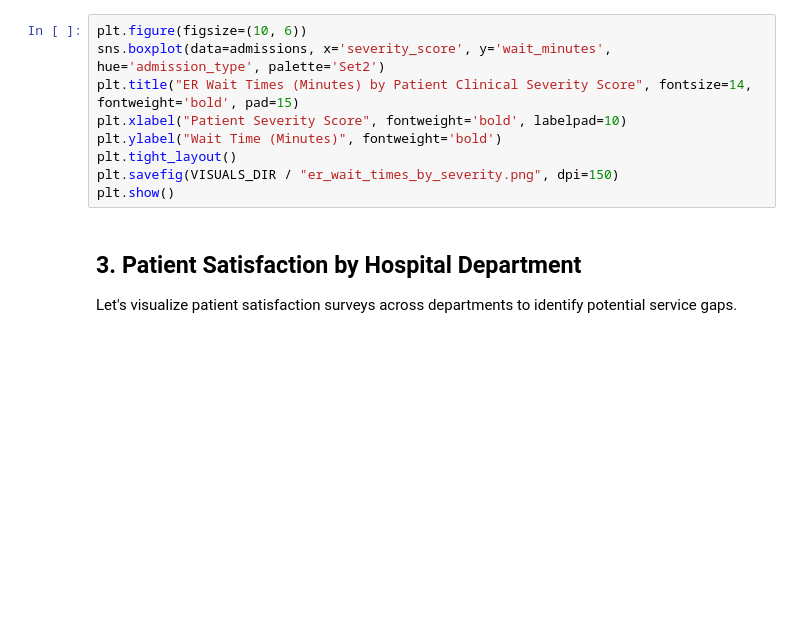
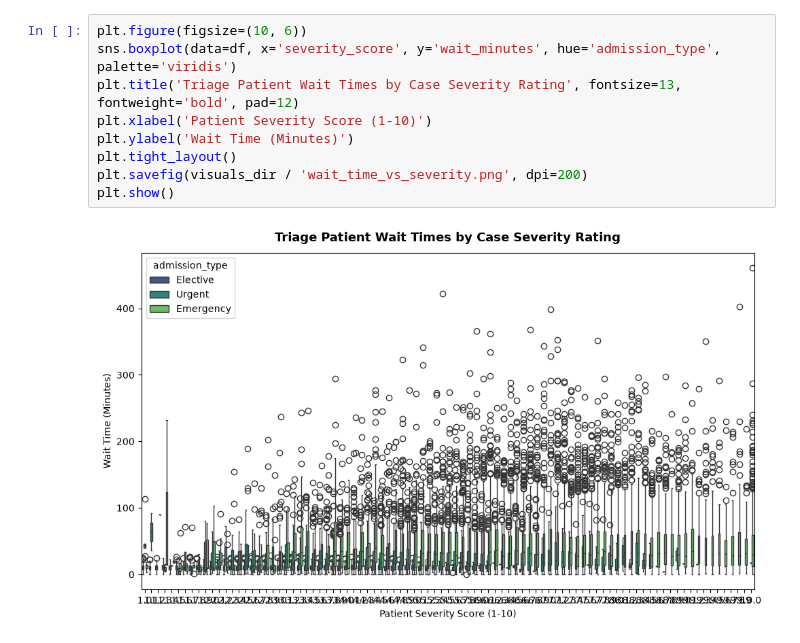
Before and after one commit to ravi020410/healthcare-operations-analytics, a Jupyter notebook: notebooks/04_visualization.ipynb, the cells around one changed output. Cells and saved outputs as stored; diff of their text form; blank space fills up the shorter version.

```diff
--- a/notebooks/04_visualization.ipynb
+++ b/notebooks/04_visualization.ipynb
@@ -56,12 +61,11 @@ Let's check how long patients wait in the Emergency Room, segmented by emergency
 # %%
 plt.figure(figsize=(10, 6))
-sns.boxplot(data=admissions, x='severity_score', y='wait_minutes', hue='admission_type', palette='Set2')
-plt.title("ER Wait Times (Minutes) by Patient Clinical Severity Score", fontsize=14, fontweight='bold', pad=15)
-plt.xlabel("Patient Severity Score", fontweight='bold', labelpad=10)
-plt.ylabel("Wait Time (Minutes)", fontweight='bold')
+sns.boxplot(data=df, x='severity_score', y='wait_minutes', hue='admission_type', palette='viridis')
+plt.title('Triage Patient Wait Times by Case Severity Rating', fontsize=13, fontweight='bold', pad=12)
+plt.xlabel('Patient Severity Score (1-10)')
+plt.ylabel('Wait Time (Minutes)')
 plt.tight_layout()
-plt.savefig(VISUALS_DIR / "er_wait_times_by_severity.png", dpi=150)
+plt.savefig(visuals_dir / 'wait_time_vs_severity.png', dpi=200)
 plt.show()
+# %% [output]
+[figure, added]
-# %% [markdown]
-## 3. Patient Satisfaction by Hospital Department
-Let's visualize patient satisfaction surveys across departments to identify potential service gaps.
```
Also changed, not shown: parts of 15 cells of this notebook, 12 other files.
